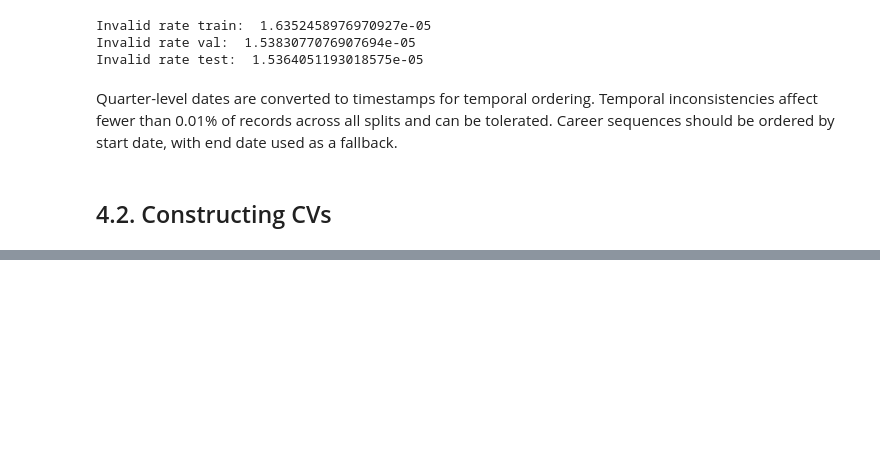
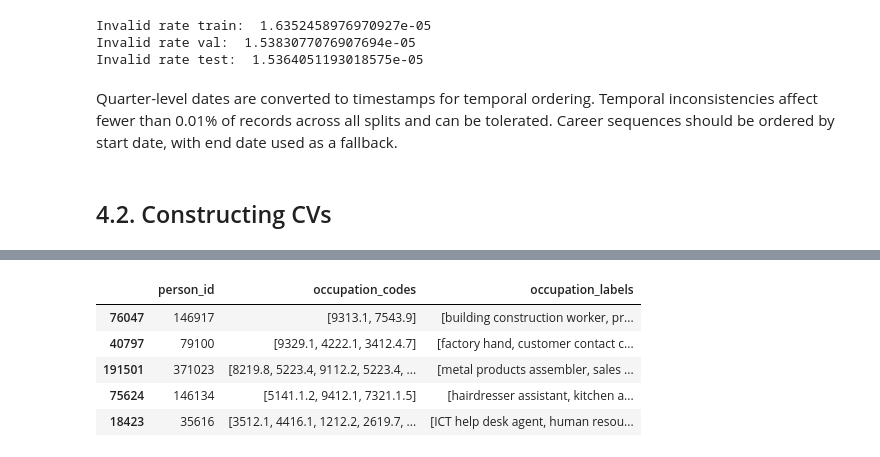
Before and after one commit to 20240693/Thesis-Career-Transitions, a Jupyter notebook: Notebooks/JobHop.ipynb, the cells around one changed output, grey strips where cells are left out. Cells and saved outputs as stored; diff of their text form; code cells hidden in the pictures; blank space fills up the shorter version.

```diff
--- a/Notebooks/JobHop.ipynb
+++ b/Notebooks/JobHop.ipynb
@@ -432,0 +406,40 @@ Each résumé is constructed by aggregating all job experiences associated with
+# %%
+def dedup_consecutive(seq):
+    out = []
+    prev = object()
+    for x in seq:
+        if x != prev:
+            out.append(x)
+        prev = x
+    return out
+# %%
+def build_timelines(df, remove_consecutive_duplicates=True):
+    df = df.copy()
+
+    # Sort chronologically within person
+    df = df.sort_values(
+        by=["person_id", "start_ts", "end_ts"],
+        ascending=[True, True, True],
+        na_position="last",
+    )
+
+    # Aggregate into aligned sequences
+    timelines = (
+        df.groupby("person_id")
+          .apply(lambda g: pd.Series({
+              "occupation_codes": g["matched_code"].tolist(),
+              "occupation_labels": g["matched_label"].tolist(),
+          }))
+          .reset_index()
+    )
+
+    # Optional: remove consecutive duplicates
+    if remove_consecutive_duplicates:
+        timelines["occupation_codes"] = timelines["occupation_codes"].apply(dedup_consecutive)
+        timelines["occupation_labels"] = timelines["occupation_labels"].apply(dedup_consecutive)
+
+    return timelines
+# %%
+train_timelines = build_timelines(train_df)
+val_timelines = build_timelines(val_df)
+test_timelines = build_timelines(test_df)
@@ -432,0 +461,9 @@ Each résumé is constructed by aggregating all job experiences associated with
+# %%
+train_timelines.sample(5)[['person_id', 'occupation_codes', 'occupation_labels']]
+# %% [output]
+|  | person_id | occupation_codes | occupation_labels |
+| 76047 | 146917 | [9313.1, 7543.9] | [building construction worker, pr... |
+| 40797 | 79100 | [9329.1, 4222.1, 3412.4.7] | [factory hand, customer contact c... |
+| 191501 | 371023 | [8219.8, 5223.4, 9112.2, 5223.4, ... | [metal products assembler, sales ... |
+| 75624 | 146134 | [5141.1.2, 9412.1, 7321.1.5] | [hairdresser assistant, kitchen a... |
+| 18423 | 35616 | [3512.1, 4416.1, 1212.2, 2619.7, ... | [ICT help desk agent, human resou... |
```
Also changed, not shown: parts of 5 cells of this notebook.
